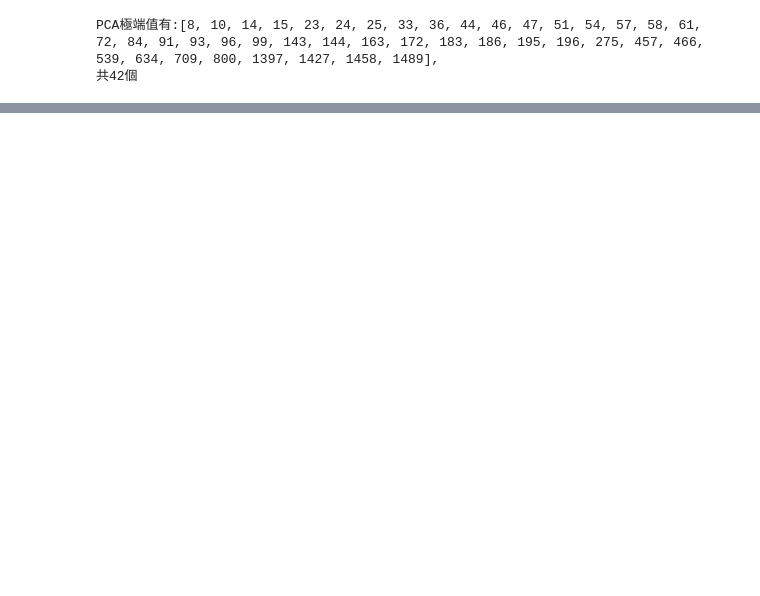
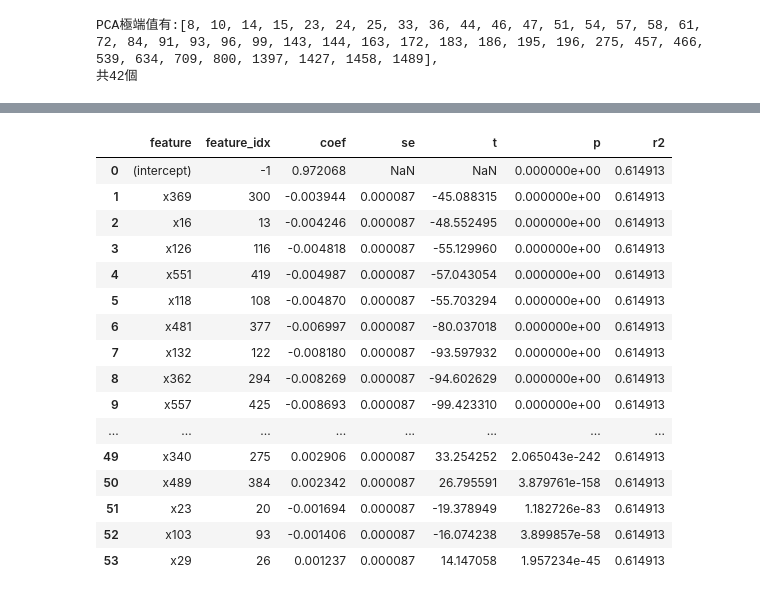
Before and after one commit to JackHuang0125/WHAT_I_DID, a Jupyter notebook: 0 Meeting/0_PAPER_1150204.ipynb, the cells around one changed output, grey strips where cells are left out. Cells and saved outputs as stored; diff of their text form; code cells hidden in the pictures; blank space fills up the shorter version.

```diff
--- a/0 Meeting/0_PAPER_1150204.ipynb
+++ b/0 Meeting/0_PAPER_1150204.ipynb
@@ -891,0 +843,20 @@ plt.show()
+# %%
+df_local_final
+# %% [output]
+|  | feature | feature_idx | coef | se | t | p | r2 |
+| 0 | (intercept) | -1 | 0.972068 | NaN | NaN | 0.000000e+00 | 0.614913 |
+| 1 | x369 | 300 | -0.003944 | 0.000087 | -45.088315 | 0.000000e+00 | 0.614913 |
+| 2 | x16 | 13 | -0.004246 | 0.000087 | -48.552495 | 0.000000e+00 | 0.614913 |
+| 3 | x126 | 116 | -0.004818 | 0.000087 | -55.129960 | 0.000000e+00 | 0.614913 |
+| 4 | x551 | 419 | -0.004987 | 0.000087 | -57.043054 | 0.000000e+00 | 0.614913 |
+| 5 | x118 | 108 | -0.004870 | 0.000087 | -55.703294 | 0.000000e+00 | 0.614913 |
+| 6 | x481 | 377 | -0.006997 | 0.000087 | -80.037018 | 0.000000e+00 | 0.614913 |
+| 7 | x132 | 122 | -0.008180 | 0.000087 | -93.597932 | 0.000000e+00 | 0.614913 |
+| 8 | x362 | 294 | -0.008269 | 0.000087 | -94.602629 | 0.000000e+00 | 0.614913 |
+| 9 | x557 | 425 | -0.008693 | 0.000087 | -99.423310 | 0.000000e+00 | 0.614913 |
+| ... | ... | ... | ... | ... | ... | ... | ... |
+| 49 | x340 | 275 | 0.002906 | 0.000087 | 33.254252 | 2.065043e-242 | 0.614913 |
+| 50 | x489 | 384 | 0.002342 | 0.000087 | 26.795591 | 3.879761e-158 | 0.614913 |
+| 51 | x23 | 20 | -0.001694 | 0.000087 | -19.378949 | 1.182726e-83 | 0.614913 |
+| 52 | x103 | 93 | -0.001406 | 0.000087 | -16.074238 | 3.899857e-58 | 0.614913 |
+| 53 | x29 | 26 | 0.001237 | 0.000087 | 14.147058 | 1.957234e-45 | 0.614913 |
```
Also changed, not shown: parts of 13 cells of this notebook, 3 other files.
